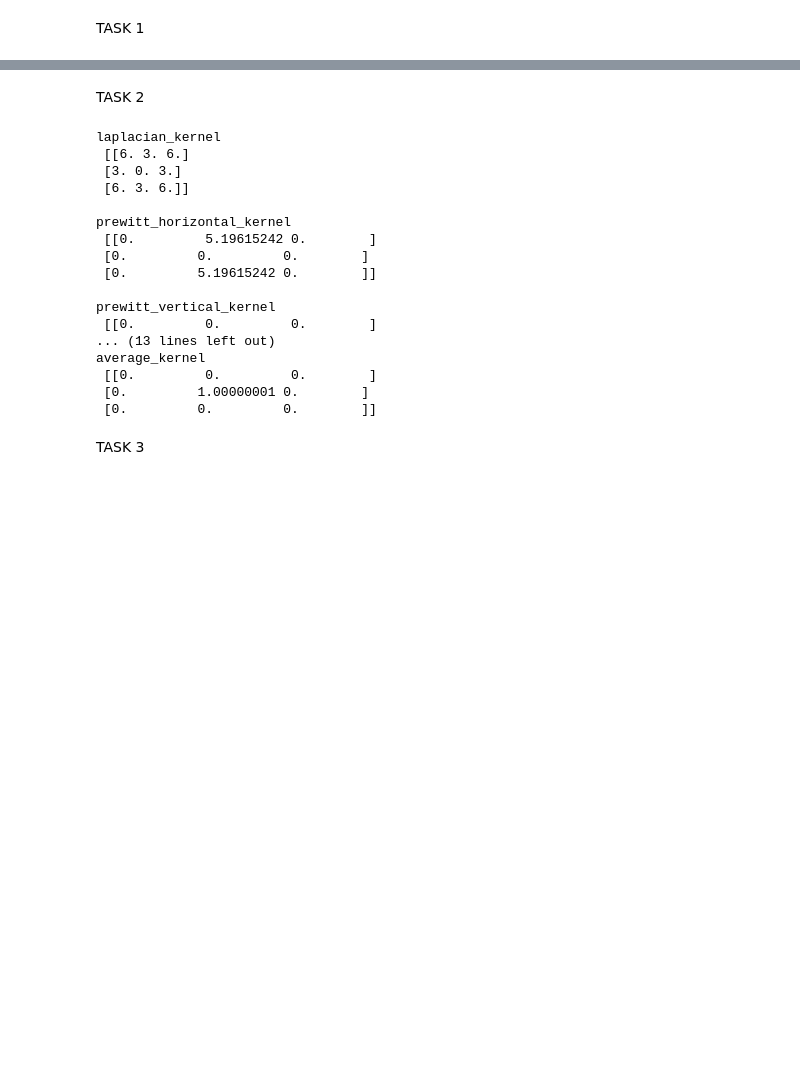
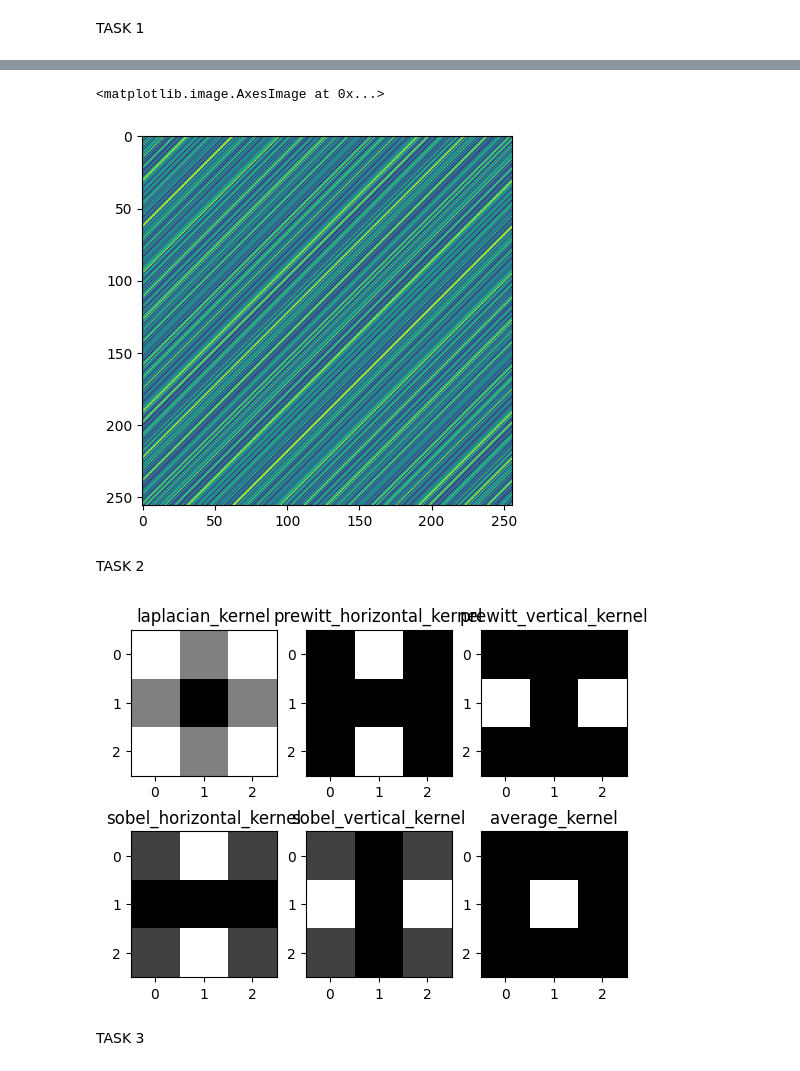
Before and after one commit to abbasmsh1/7thSem, a Jupyter notebook: CVLab/i202404_Abbas_Mustafa_lab2.ipynb, the cells around one changed output, grey strips where cells are left out. Cells and saved outputs as stored; diff of their text form; code cells hidden in the pictures; blank space fills up the shorter version.

Commit message:
insline displays added

```diff
--- a/CVLab/i202404_Abbas_Mustafa_lab2.ipynb
+++ b/CVLab/i202404_Abbas_Mustafa_lab2.ipynb
@@ -52,18 +65,22 @@ cv2.destroyAllWindows()
 # %%
 # Create a diagonal line filter
 filter = np.zeros_like(image)
 np.fill_diagonal(filter, 1)
 
 # Apply the filter in the frequency domain
 filtered_image = fshift * filter
 filtered_image = np.fft.ifftshift(filtered_image)
 filtered_image = np.fft.ifft2(filtered_image)
 filtered_image = np.abs(filtered_image)
 
 # Display the filtered image
 cv2.imshow('Diagonal Line Filtered Image', filtered_image.astype(np.uint8))
 cv2.waitKey(0)
 cv2.destroyAllWindows()
+plt.imshow(filtered_image)
+# %% [output]
+<matplotlib.image.AxesImage at 0x...>
+[figure, added]
 # %% [markdown]
 TASK 2
 # %%
@@ -93,29 +110,19 @@ average_kernel = np.ones((3, 3), np.float32) / 9  # 3x3 average filter
 filters = [laplacian_kernel,prewitt_horizontal_kernel,prewitt_vertical_kernel,sobel_horizontal_kernel,sobel_vertical_kernel,average_kernel]
 names = ["laplacian_kernel","prewitt_horizontal_kernel","prewitt_vertical_kernel","sobel_horizontal_kernel","sobel_vertical_kernel","average_kernel"]
 # %%
-# Perform FFT on the filter
-for name,filter in zip(names,filters):
-        f_transform = np.fft.fft2(filter)
-        fshift = np.fft.fftshift(f_transform)
-        print(name,'\n',np.abs(fshift),'\n')
+for name, filter in zip(names, filters):
+    f_transform = np.fft.fft2(filter)
+    fshift = np.fft.fftshift(f_transform)
+    magnitude_spectrum = np.abs(fshift)
+
+    # Display the image in a subplot
+    plt.subplot(2, 3, names.index(name) + 1)
+    plt.imshow(magnitude_spectrum, cmap='gray')
+    plt.title(name)
+
+plt.show()
 # %% [output]
-laplacian_kernel
- [[6. 3. 6.]
- [3. 0. 3.]
- [6. 3. 6.]]
-
-prewitt_horizontal_kernel
- [[0.         5.19615242 0.        ]
- [0.         0.         0.        ]
- [0.         5.19615242 0.        ]]
-
-prewitt_vertical_kernel
- [[0.         0.         0.        ]
-... (13 lines left out)
-average_kernel
- [[0.         0.         0.        ]
- [0.         1.00000001 0.        ]
- [0.         0.         0.        ]]
+[figure, added]
 # %% [markdown]
 TASK 3
 # %%
```
Also changed, not shown: parts of 5 cells of this notebook.
